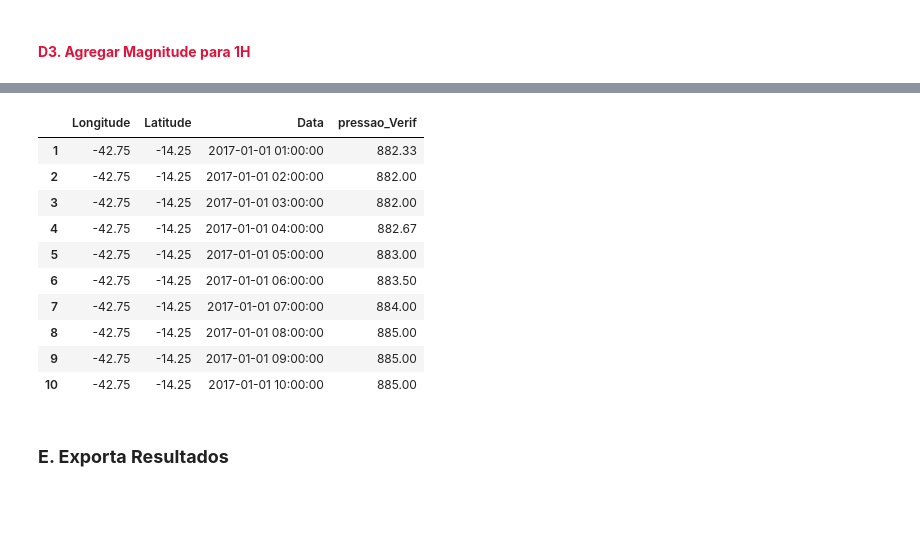
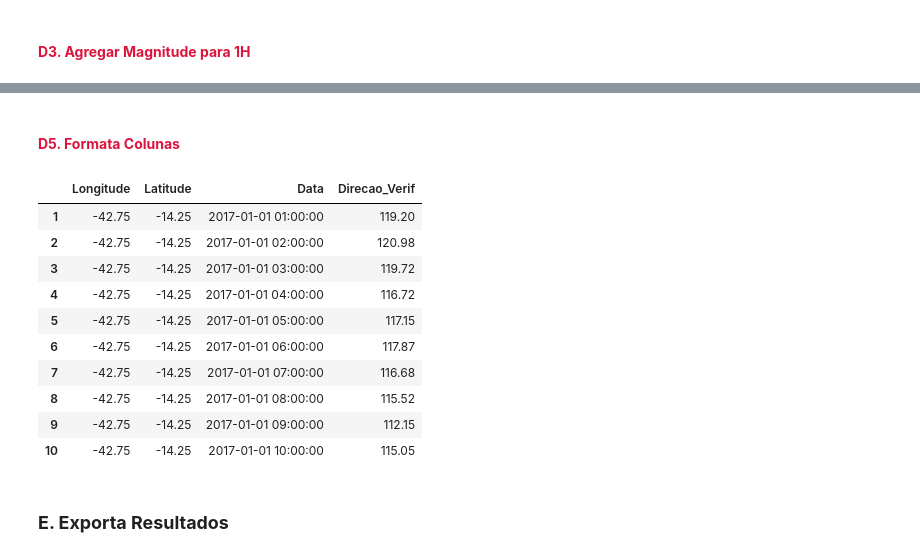
Before and after one commit to sergioopereira/AI, a Jupyter notebook: mod4_redes_neurais/Code/NovoDataPrep/01_DirecaoVerificada_v1.ipynb, the cells around one changed output, grey strips where cells are left out. Drawn from its saved outputs; the diff is of its cells as text; code cells hidden in the pictures; blank space fills up the shorter version.

```diff
--- a/mod4_redes_neurais/Code/NovoDataPrep/01_DirecaoVerificada_v1.ipynb
+++ b/mod4_redes_neurais/Code/NovoDataPrep/01_DirecaoVerificada_v1.ipynb
@@ -134,0 +138,4 @@ df_result_pressao = df_result_pressao.drop(df_result_pressao[df_result_pressao['
+# %%
+# Removendo as linhas sem valores
+df_result_direcao = df_result_direcao.drop(df_result_direcao[df_result_direcao['Valor30_1'] == 999.00].index)
+df_result_direcao = df_result_direcao.drop(df_result_direcao[df_result_direcao['Valor30_2'] == 999.00].index)
@@ -155,23 +160,27 @@ df_result_pressao['pressao_Verif'] = (df_result_pressao['Valor30_1'] + df_result
+# %%
+df_result_direcao['Direcao_Verif'] = (df_result_direcao['Valor30_1'] + df_result_direcao['Valor30_2']) / 2
+# %% [markdown]
+#### <span style="color:#DC143C"> **D5. Formata Colunas**
 # %%
 # Formatar o resultado com 2 casas decimais
-df_result_pressao['pressao_Verif'] = df_result_pressao['pressao_Verif'].round(decimals=2)
+df_result_direcao['Direcao_Verif'] = df_result_direcao['Direcao_Verif'].round(decimals=2)
 # %%
-df_result_pressao = df_result_pressao.drop('Valor30_1', 1)
-df_result_pressao = df_result_pressao.drop('Valor30_2', 1)
+df_result_direcao = df_result_direcao.drop('Valor30_1', 1)
+df_result_direcao = df_result_direcao.drop('Valor30_2', 1)
 # %%
-df_result_pressao.head(10)
+df_result_direcao.head(10)
 # %% [output]
-|  | Longitude | Latitude | Data | pressao_Verif |
-| 1 | -42.75 | -14.25 | 2017-01-01 01:00:00 | 882.33 |
-| 2 | -42.75 | -14.25 | 2017-01-01 02:00:00 | 882.00 |
-| 3 | -42.75 | -14.25 | 2017-01-01 03:00:00 | 882.00 |
-| 4 | -42.75 | -14.25 | 2017-01-01 04:00:00 | 882.67 |
-| 5 | -42.75 | -14.25 | 2017-01-01 05:00:00 | 883.00 |
-| 6 | -42.75 | -14.25 | 2017-01-01 06:00:00 | 883.50 |
-| 7 | -42.75 | -14.25 | 2017-01-01 07:00:00 | 884.00 |
-| 8 | -42.75 | -14.25 | 2017-01-01 08:00:00 | 885.00 |
-| 9 | -42.75 | -14.25 | 2017-01-01 09:00:00 | 885.00 |
-| 10 | -42.75 | -14.25 | 2017-01-01 10:00:00 | 885.00 |
+|  | Longitude | Latitude | Data | Direcao_Verif |
+| 1 | -42.75 | -14.25 | 2017-01-01 01:00:00 | 119.20 |
+| 2 | -42.75 | -14.25 | 2017-01-01 02:00:00 | 120.98 |
+| 3 | -42.75 | -14.25 | 2017-01-01 03:00:00 | 119.72 |
+| 4 | -42.75 | -14.25 | 2017-01-01 04:00:00 | 116.72 |
+| 5 | -42.75 | -14.25 | 2017-01-01 05:00:00 | 117.15 |
+| 6 | -42.75 | -14.25 | 2017-01-01 06:00:00 | 117.87 |
+| 7 | -42.75 | -14.25 | 2017-01-01 07:00:00 | 116.68 |
+| 8 | -42.75 | -14.25 | 2017-01-01 08:00:00 | 115.52 |
+| 9 | -42.75 | -14.25 | 2017-01-01 09:00:00 | 112.15 |
+| 10 | -42.75 | -14.25 | 2017-01-01 10:00:00 | 115.05 |
 # %% [markdown]
 ### **E. Exporta Resultados**
 # %%
```
Also changed, not shown: parts of 28 cells of this notebook.
